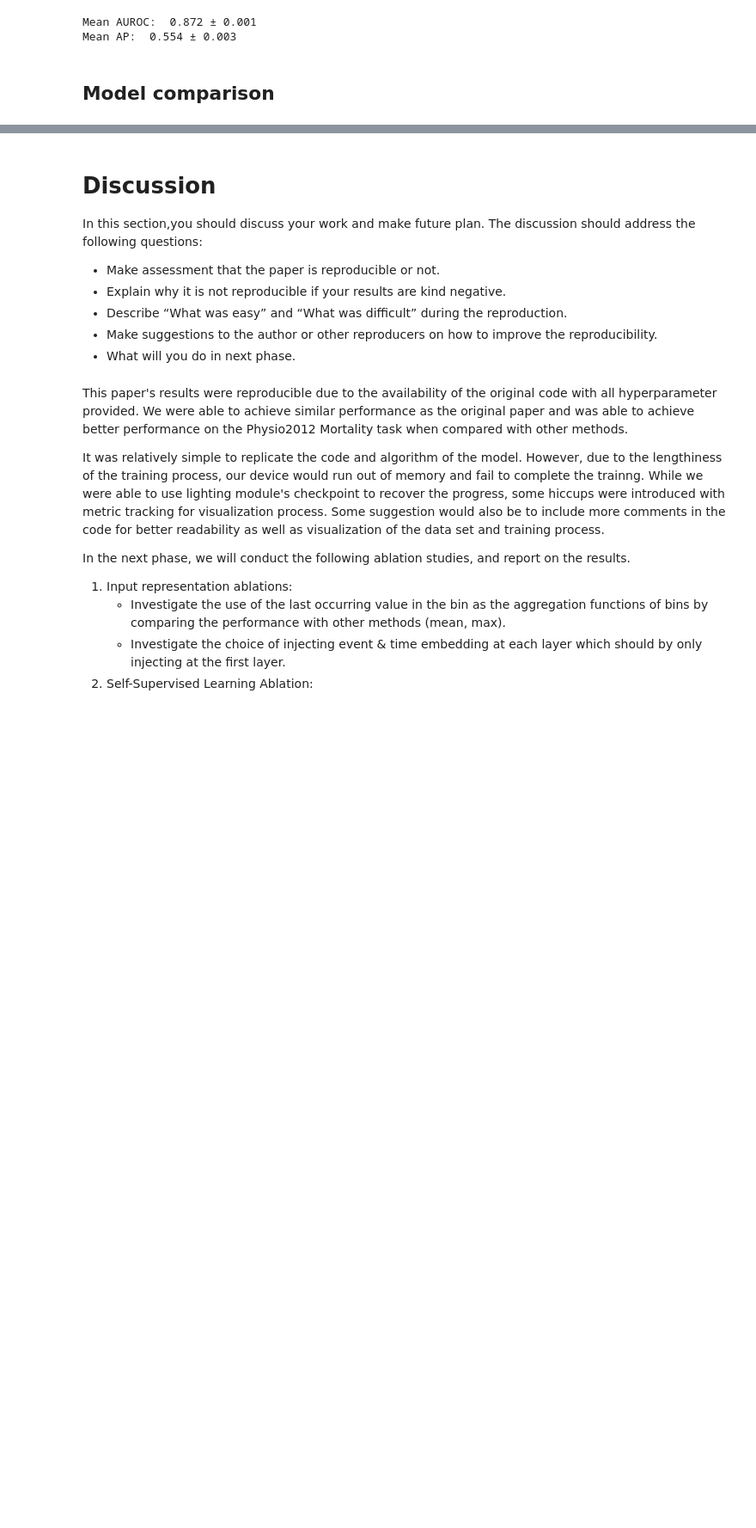
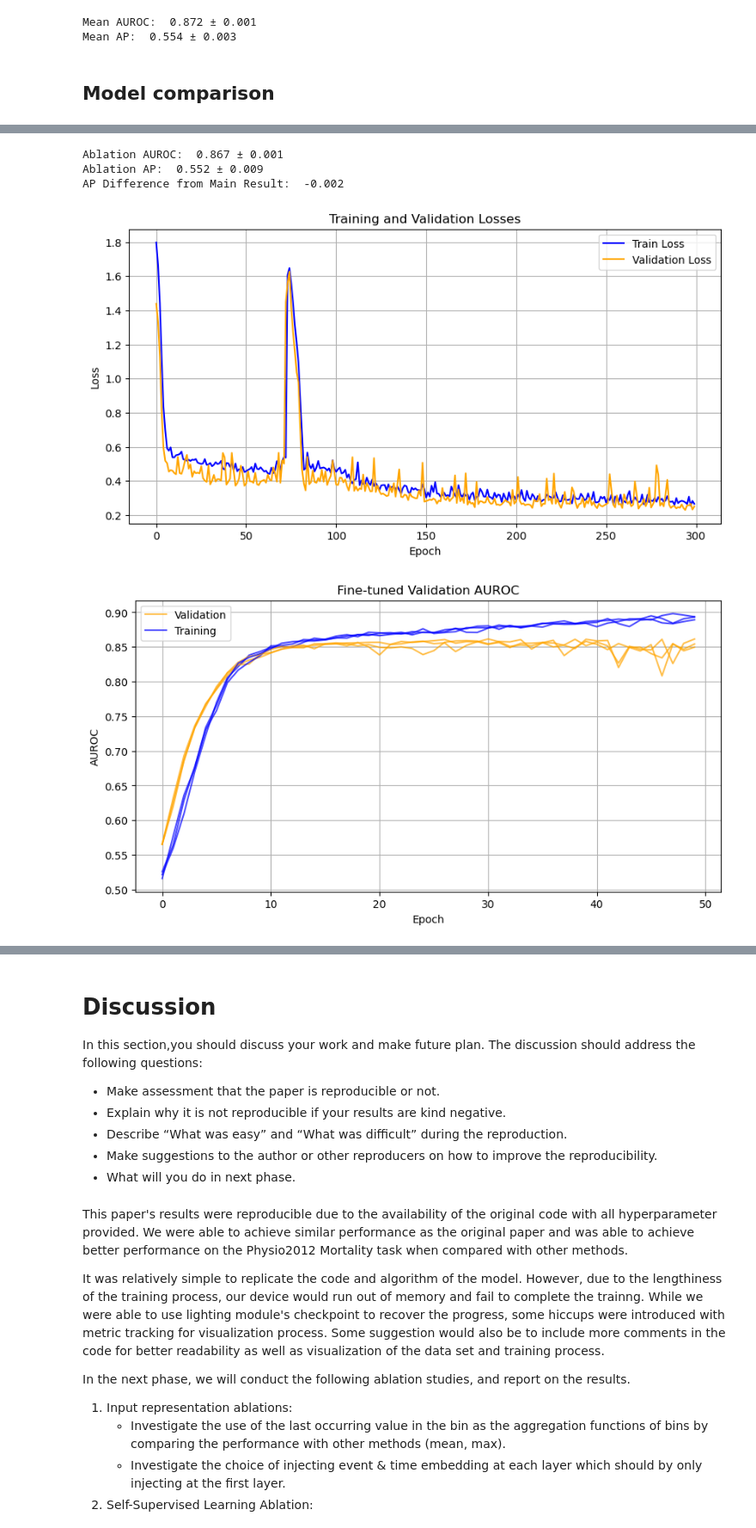
Before and after one commit to Spoon7227/CS598DL-Project, a Jupyter notebook: DL4H_Team_77.ipynb, the cells around one changed output, grey strips where cells are left out. Shown at 86% size. Cells and saved outputs as stored; diff of their text form; code cells hidden in the pictures; blank space fills up the shorter version.

```diff
--- a/DL4H_Team_77.ipynb
+++ b/DL4H_Team_77.ipynb
@@ -666,0 +767,9 @@ We see that our method achieves better results compared to all other methods on
+# %%
+# Visualize results
+visualize_ablation(2)
+# %% [output]
+Ablation AUROC:  0.867 ± 0.001
+Ablation AP:  0.552 ± 0.009
+AP Difference from Main Result:  -0.002
+[figure, added]
+[figure, added]
```
Also changed, not shown: parts of 30 cells of this notebook, 42 other files.
